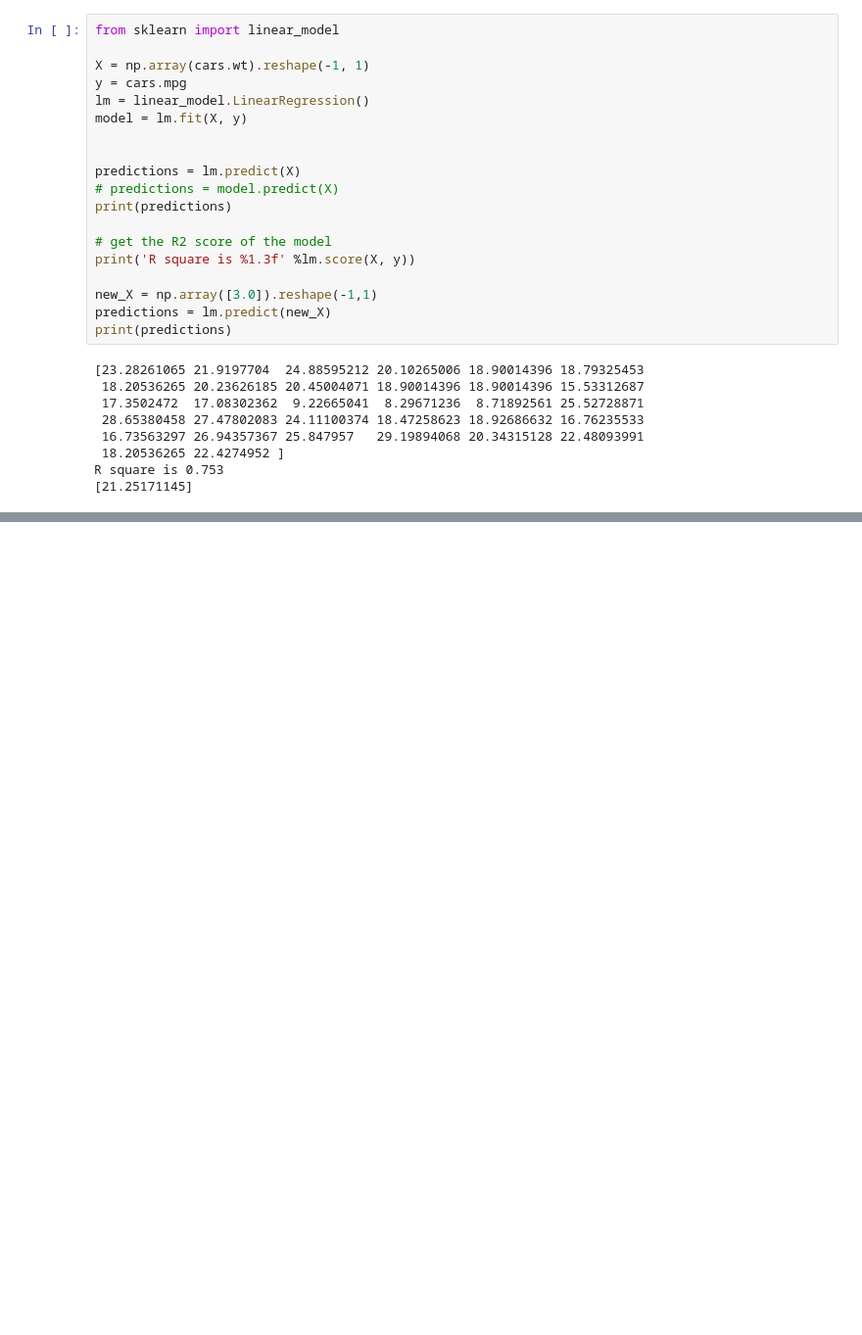
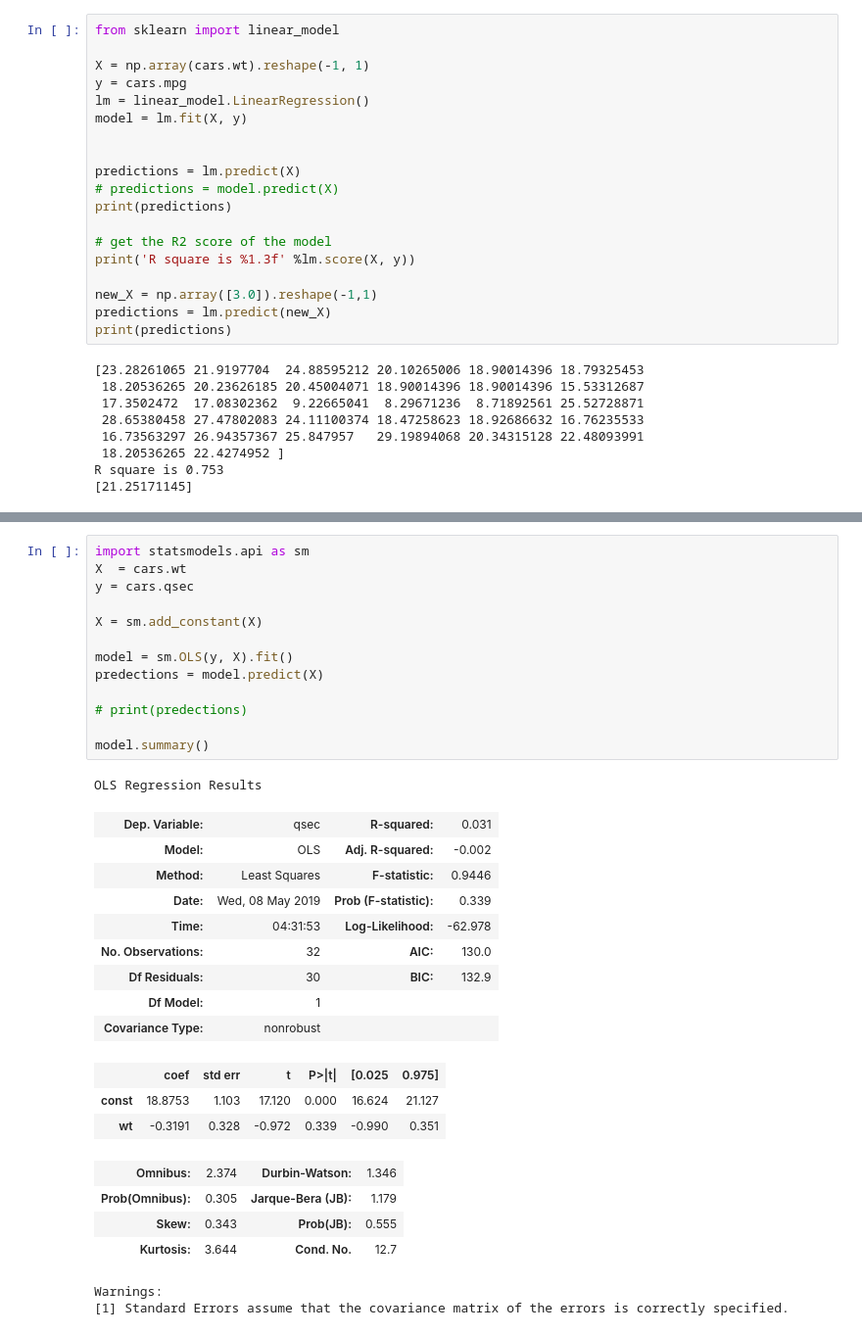
Before and after one commit to VinuthaGovindappa/PythonInColaboratory, a Jupyter notebook: Python_Day2_Training.ipynb, the cells around one changed output, grey strips where cells are left out. Shown at 98% size. Cells and saved outputs as stored; diff of their text form; blank space fills up the shorter version.

```diff
--- a/Python_Day2_Training.ipynb
+++ b/Python_Day2_Training.ipynb
@@ -458,0 +488,33 @@ R square is 0.753
+# %%
+import statsmodels.api as sm
+X  = cars.wt
+y = cars.qsec
+
+X = sm.add_constant(X)
+
+model = sm.OLS(y, X).fit()
+predections = model.predict(X)
+
+# print(predections)
+
+model.summary()
+# %% [output]
+OLS Regression Results
+| Dep. Variable: | qsec | R-squared: | 0.031 |
+| Model: | OLS | Adj. R-squared: | -0.002 |
+| Method: | Least Squares | F-statistic: | 0.9446 |
+| Date: | Wed, 08 May 2019 | Prob (F-statistic): | 0.339 |
+| Time: | 04:31:53 | Log-Likelihood: | -62.978 |
+| No. Observations: | 32 | AIC: | 130.0 |
+| Df Residuals: | 30 | BIC: | 132.9 |
+| Df Model: | 1 |  |  |
+| Covariance Type: | nonrobust |  |  |
+|  | coef | std err | t | P>|t| | [0.025 | 0.975] |
+| const | 18.8753 | 1.103 | 17.120 | 0.000 | 16.624 | 21.127 |
+| wt | -0.3191 | 0.328 | -0.972 | 0.339 | -0.990 | 0.351 |
+| Omnibus: | 2.374 | Durbin-Watson: | 1.346 |
+| Prob(Omnibus): | 0.305 | Jarque-Bera (JB): | 1.179 |
+| Skew: | 0.343 | Prob(JB): | 0.555 |
+| Kurtosis: | 3.644 | Cond. No. | 12.7 |
+Warnings:
+[1] Standard Errors assume that the covariance matrix of the errors is correctly specified.
```
Also changed, not shown: parts of 40 cells of this notebook.
